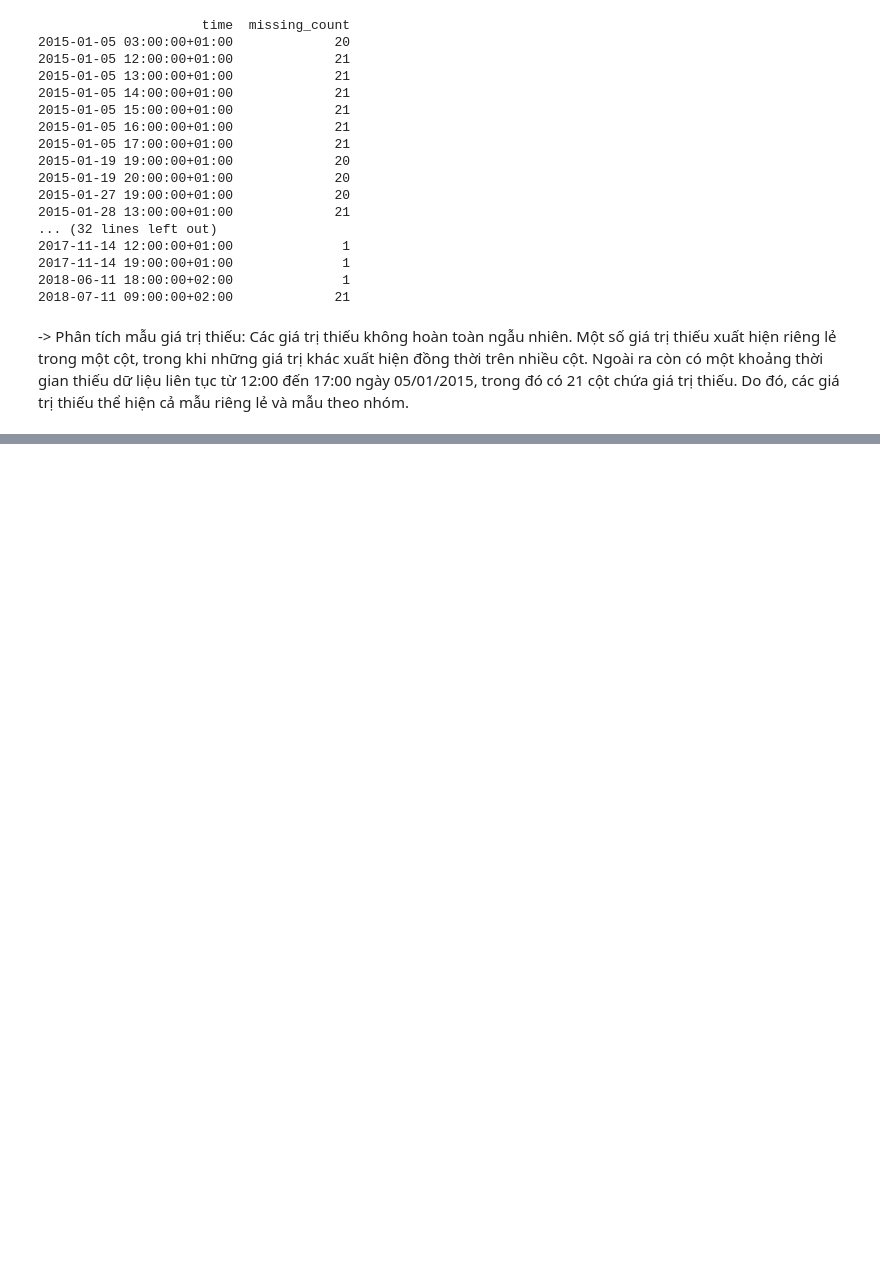
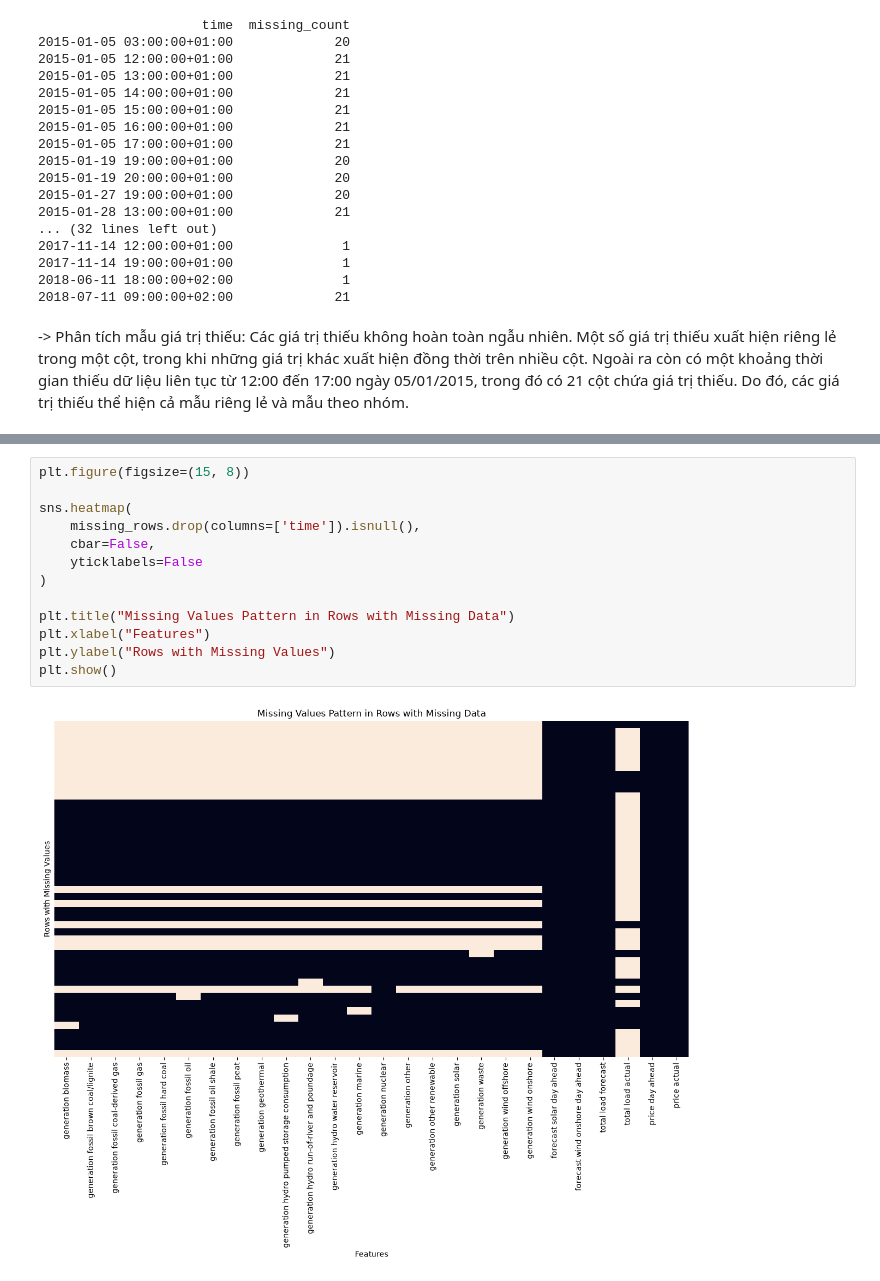
Before and after one commit to nguyenminhhieu108/Assignment_ls2, a Jupyter notebook: main.ipynb, the cells around one changed output, grey strips where cells are left out. Saved outputs shown, nothing was run; the diff lists cells and outputs as text; blank space fills up the shorter version.

```diff
--- a/main.ipynb
+++ b/main.ipynb
@@ -249,0 +261,15 @@ print(pattern.to_string(index=False))
+# %%
+plt.figure(figsize=(15, 8))
+
+sns.heatmap(
+    missing_rows.drop(columns=['time']).isnull(),
+    cbar=False,
+    yticklabels=False
+)
+
+plt.title("Missing Values Pattern in Rows with Missing Data")
+plt.xlabel("Features")
+plt.ylabel("Rows with Missing Values")
+plt.show()
+# %% [output]
+[figure, added]
```
Also changed, not shown: parts of 15 cells of this notebook.
